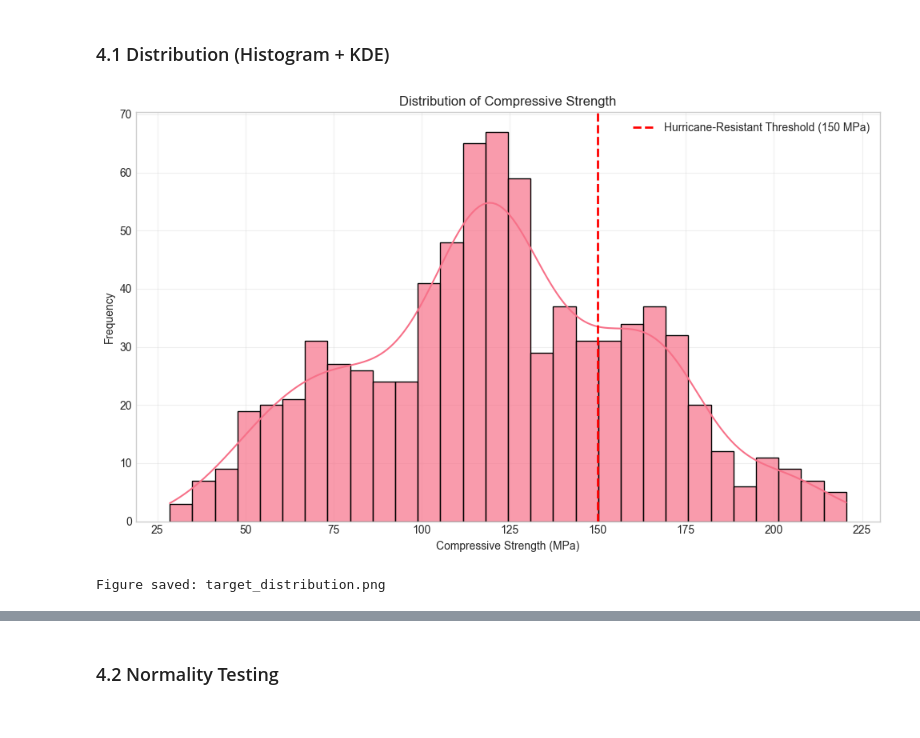
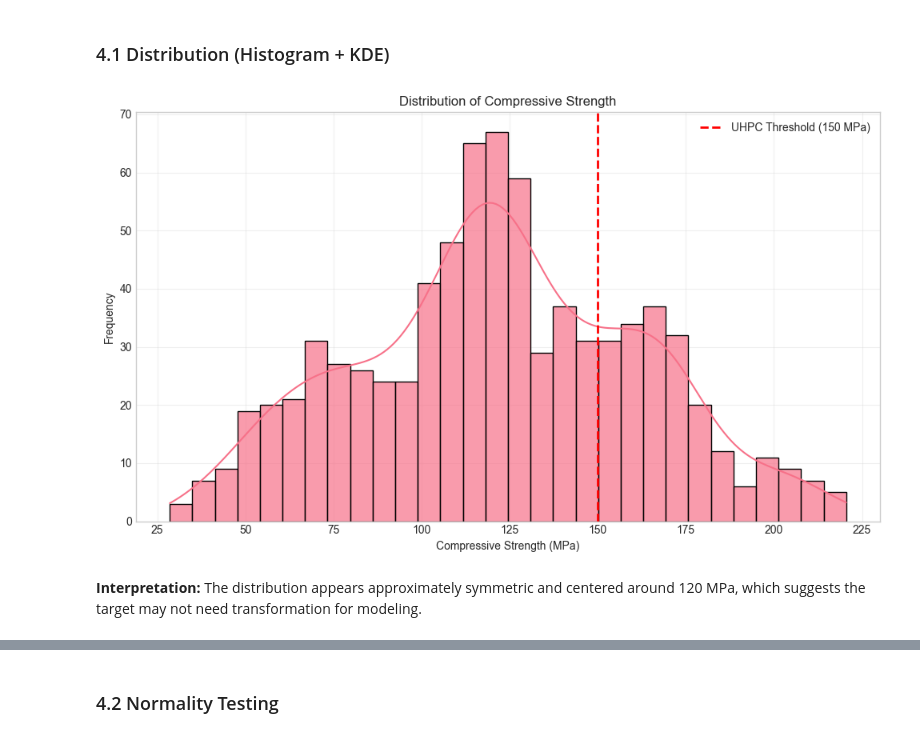
Before and after one commit to KRFlowers/uhpc-concrete-strength-prediction, a Jupyter notebook: notebooks/01_exploratory_analysis.ipynb, the cells around one changed output, grey strips where cells are left out. Cells and saved outputs as stored; diff of their text form; code cells hidden in the pictures.

```diff
--- a/notebooks/01_exploratory_analysis.ipynb
+++ b/notebooks/01_exploratory_analysis.ipynb
@@ -159,11 +155,11 @@ FEATURES = [
     'superplasticizer', 'temperature', 'age'
 ]
 
-HURRICANE_THRESHOLD = 150  # MPa minimum for hurricane-resistant UHPC (FHWA-HRT-18-036)
+UHPC_THRESHOLD = 150  # MPa minimum for UHPC (FHWA-HRT-18-036)
 
 print(f"Target variable: {TARGET}")
 print(f"Features: {len(FEATURES)} variables")
-print(f"Hurricane threshold: {HURRICANE_THRESHOLD} MPa")
+print(f"Hurricane threshold: {UHPC_THRESHOLD} MPa")
 # %% [output]
 Target variable: compressive_strength
 Features: 13 variables
@@ -414,22 +398,21 @@ Cleaned dataset saved: uhpc_dataset_cleaned.csv
 # %%
 # Plot histogram with kernel density estimate for target variable
 plt.figure(figsize=(10, 6))
 sns.histplot(df[TARGET], kde=True, bins=30, edgecolor='black', alpha=0.7)
-plt.axvline(x=HURRICANE_THRESHOLD, color='red', linestyle='--', linewidth=2,
-            label=f'Hurricane-Resistant Threshold ({HURRICANE_THRESHOLD} MPa)')
+plt.axvline(x=UHPC_THRESHOLD, color='red', linestyle='--', linewidth=2,
+            label=f'UHPC Threshold ({UHPC_THRESHOLD} MPa)')
 plt.title(f'Distribution of Compressive Strength', fontsize=12)
 plt.xlabel('Compressive Strength (MPa)')
 plt.ylabel('Frequency')
 plt.legend()
 plt.grid(True, alpha=0.3)
 plt.tight_layout()
 plt.savefig(IMAGE_DIR / 'target_distribution.png', dpi=150, bbox_inches='tight')
 plt.show()
-
-print(f"Figure saved: target_distribution.png")
 # %% [output]
-[figure, old version]
+[figure, new version]
-Figure saved: target_distribution.png
+# %% [markdown]
+**Interpretation:** The distribution appears approximately symmetric and centered around 120 MPa, which suggests the target may not need transformation for modeling.
 # %%
 # Display descriptive statistics for target variable
 print(f"Target Variable: {TARGET}\n")
```
Also changed, not shown: parts of 62 cells of this notebook, 37 other files.
